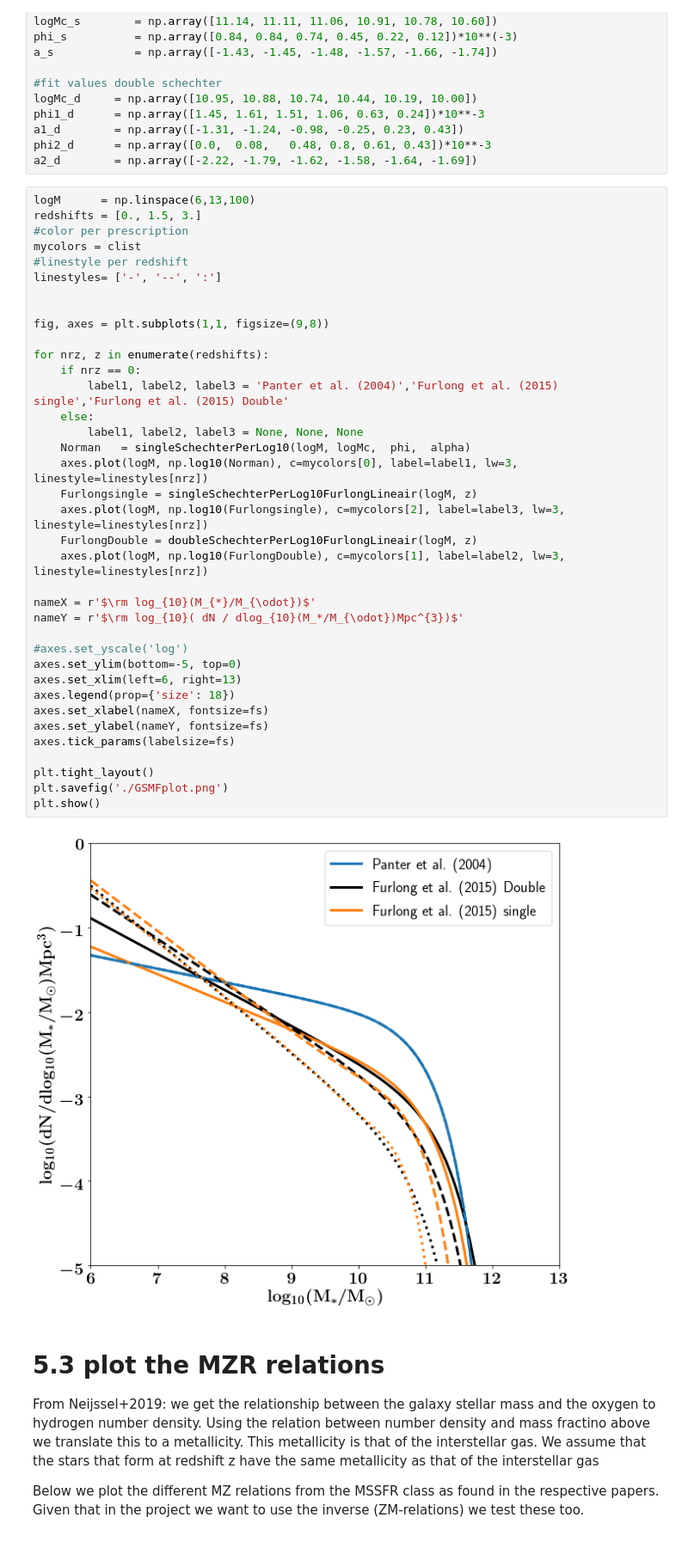
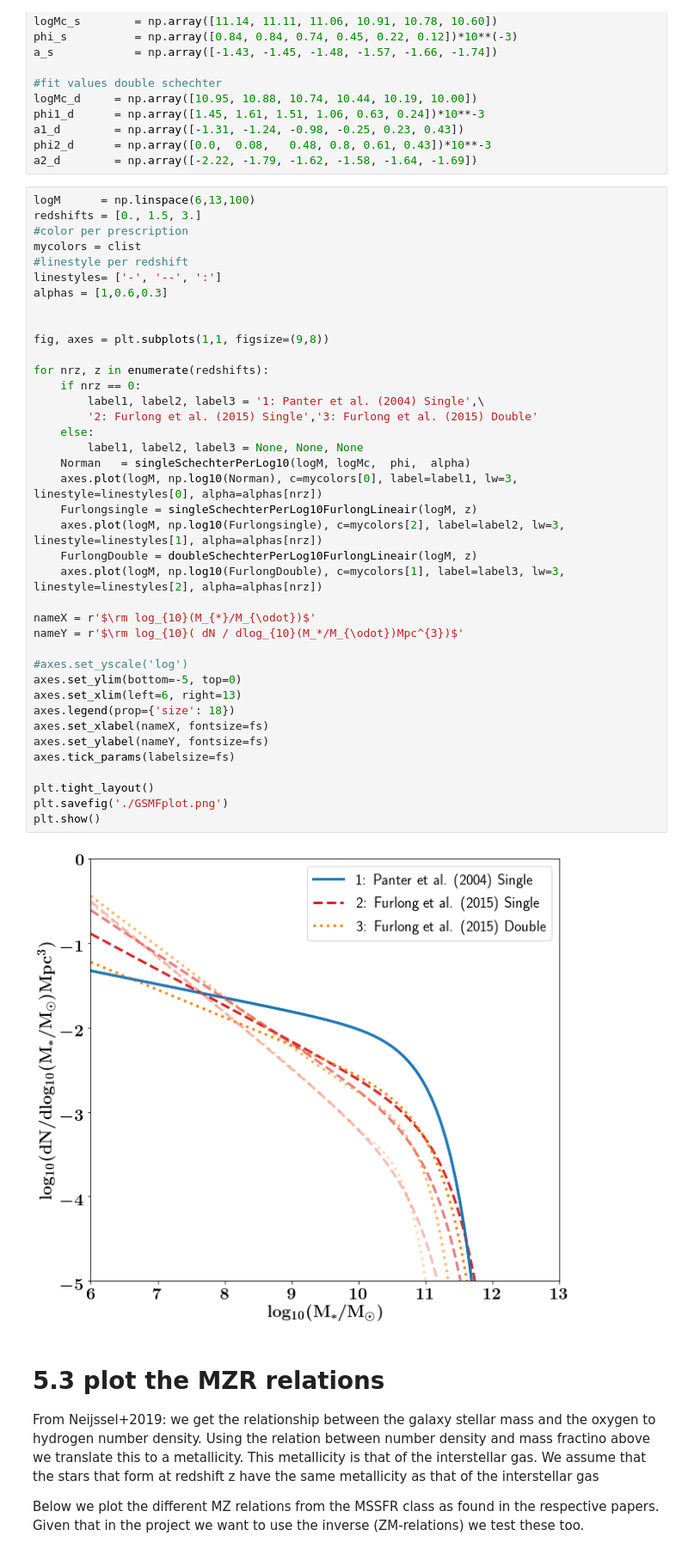
Before and after one commit to lmdesa/COMPAS, a Jupyter notebook: postProcessing/Folders/CosmicIntegration/2_MSSFR.ipynb, the cells around one changed output. Shown at 86% size. Saved outputs shown, nothing was run; the diff lists cells and outputs as text.

```diff
--- a/postProcessing/Folders/CosmicIntegration/2_MSSFR.ipynb
+++ b/postProcessing/Folders/CosmicIntegration/2_MSSFR.ipynb
@@ -613,38 +615,40 @@ redshifts = [0., 1.5, 3.]
 mycolors = clist
 #linestyle per redshift
 linestyles= ['-', '--', ':']
+alphas = [1,0.6,0.3]
 
 
 fig, axes = plt.subplots(1,1, figsize=(9,8))
 
 for nrz, z in enumerate(redshifts):
     if nrz == 0:
-        label1, label2, label3 = 'Panter et al. (2004)','Furlong et al. (2015) single','Furlong et al. (2015) Double'
+        label1, label2, label3 = '1: Panter et al. (2004) Single',\
+        '2: Furlong et al. (2015) Single','3: Furlong et al. (2015) Double'
     else:
         label1, label2, label3 = None, None, None
     Norman   = singleSchechterPerLog10(logM, logMc,  phi,  alpha)
-    axes.plot(logM, np.log10(Norman), c=mycolors[0], label=label1, lw=3,  linestyle=linestyles[nrz])
+    axes.plot(logM, np.log10(Norman), c=mycolors[0], label=label1, lw=3,  linestyle=linestyles[0], alpha=alphas[nrz])
     Furlongsingle = singleSchechterPerLog10FurlongLineair(logM, z)
-    axes.plot(logM, np.log10(Furlongsingle), c=mycolors[2], label=label3, lw=3,  linestyle=linestyles[nrz])
+    axes.plot(logM, np.log10(Furlongsingle), c=mycolors[2], label=label2, lw=3,  linestyle=linestyles[1], alpha=alphas[nrz])
     FurlongDouble = doubleSchechterPerLog10FurlongLineair(logM, z)
-    axes.plot(logM, np.log10(FurlongDouble), c=mycolors[1], label=label2, lw=3, linestyle=linestyles[nrz])
+    axes.plot(logM, np.log10(FurlongDouble), c=mycolors[1], label=label3, lw=3, linestyle=linestyles[2], alpha=alphas[nrz])
 
 nameX = r'$\rm log_{10}(M_{*}/M_{\odot})$'
 nameY = r'$\rm log_{10}( dN / dlog_{10}(M_*/M_{\odot})Mpc^{3})$'
 
 #axes.set_yscale('log')
 axes.set_ylim(bottom=-5, top=0)
 axes.set_xlim(left=6, right=13)
 axes.legend(prop={'size': 18})
 axes.set_xlabel(nameX, fontsize=fs)
 axes.set_ylabel(nameY, fontsize=fs)
 axes.tick_params(labelsize=fs)
 
 plt.tight_layout()
 plt.savefig('./GSMFplot.png')
 plt.show()
 # %% [output]
-[figure, old version]
+[figure, new version]
 # %% [markdown]
 # 5.3 plot the MZR relations
 
```
Also changed, not shown: parts of 5 cells of this notebook, 2 other files.
